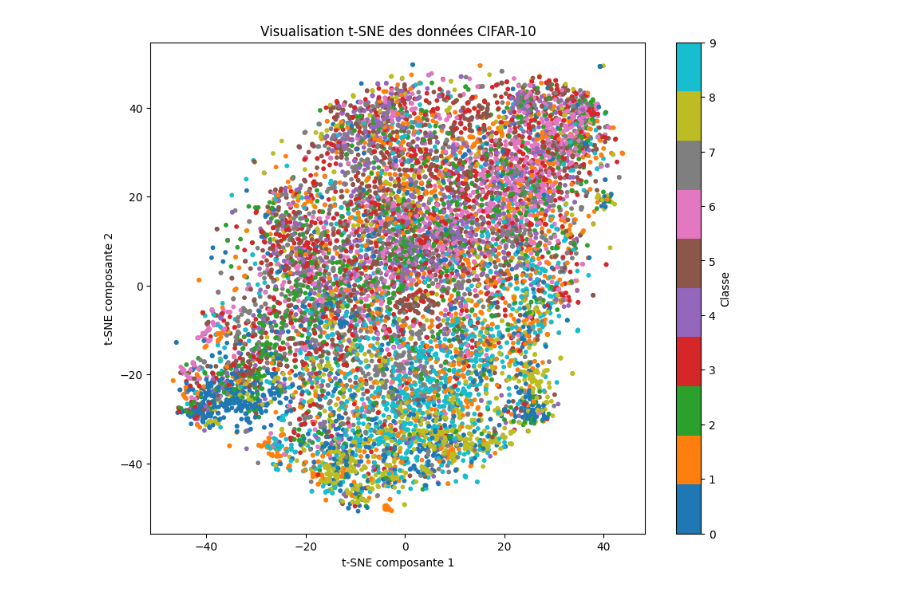
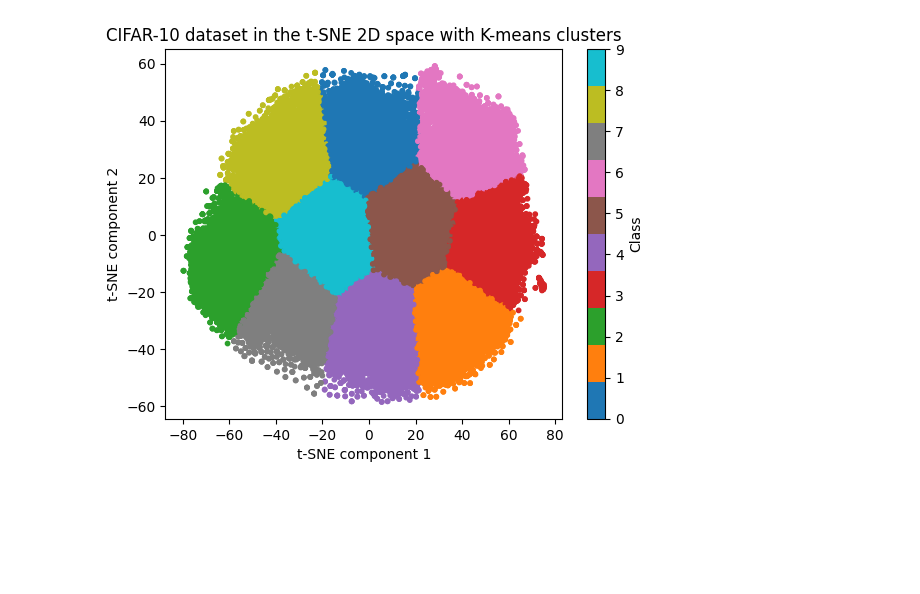
Before and after one commit to Vilmo18/computer_vision, a Jupyter notebook: carre_assignment1.ipynb, the cells around one changed output. Saved outputs shown, nothing was run; the diff lists cells and outputs as text; code cells hidden in the pictures; blank space fills up the shorter version.

```diff
--- a/carre_assignment1.ipynb
+++ b/carre_assignment1.ipynb
@@ -54,0 +75,13 @@ plt.show()
+# %%
+from sklearn.manifold import TSNE
+from keras.datasets import cifar10
+import matplotlib.pyplot as plt
+
+# Load the CIFAR-10 dataset
+(x_train, y_train), (x_test, y_test) = cifar10.load_data()
+X = x_train.reshape(x_train.shape[0], -1)
+y = y_train.reshape(-1)
+
+# Apply t-SNE
+tsne = TSNE(n_components=2, perplexity=30)
+X_tsne = tsne.fit_transform(X)
@@ -55,11 +97,20 @@ plt.show()
+# %%
+from sklearn.cluster import KMeans
+
+# create a KMeans object
+kmeans = KMeans(n_clusters=10, random_state=0)
+
+# fit the KMeans on the t-SNE transformed data
+kmeans.fit(X_tsne)
+
+# predict the cluster labels
+y_predX_tsne = kmeans.predict(X_tsne)
 # %%
-# Visualisation
-plt.figure(figsize=(10, 8))
-plt.scatter(x_tsne[:, 0], x_tsne[:, 1], c=y_subset, cmap='tab10', s=10)
-plt.colorbar(label='Classe')
-plt.title('Visualisation t-SNE des données CIFAR-10')
-plt.xlabel('t-SNE composante 1')
-plt.ylabel('t-SNE composante 2')
+plt.scatter(X_tsne[:, 0], X_tsne[:, 1], c=y_predX_tsne, cmap='tab10', s=10)
+plt.colorbar(label='Class')
+plt.xlabel('t-SNE component 1')
+plt.ylabel('t-SNE component 2')
+plt.title('CIFAR-10 dataset in the t-SNE 2D space with K-means clusters')
 plt.show()
 # %% [output]
-[figure, old version]
+[figure, new version]
```
Also changed, not shown: parts of 13 cells of this notebook.
